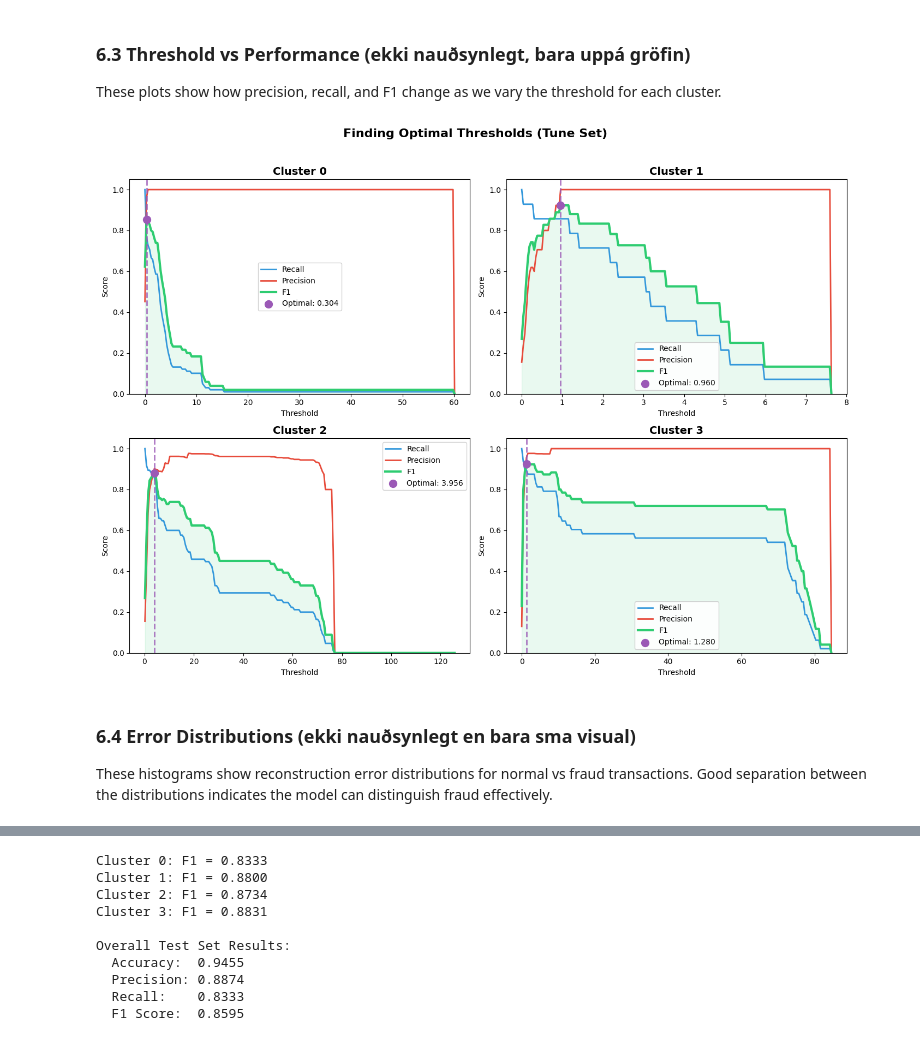
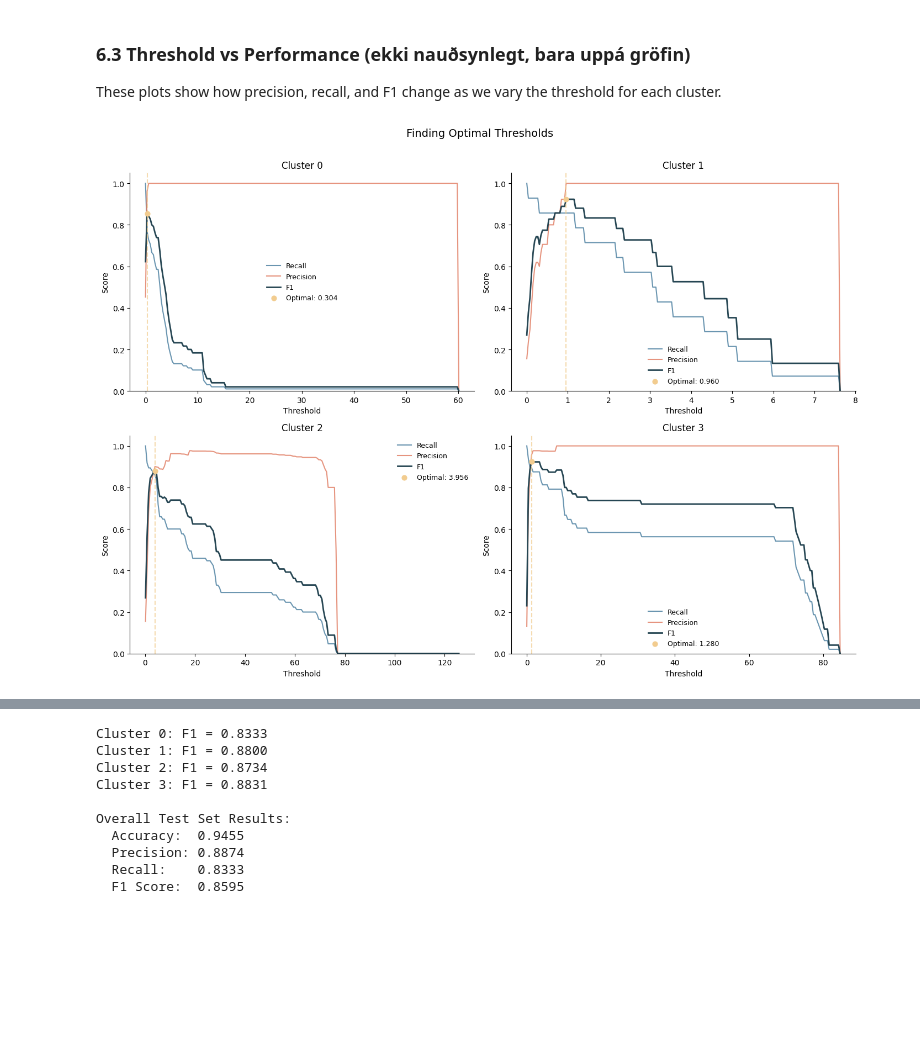
Before and after one commit to sunnakaradottir/data_science, a Jupyter notebook: notebooks/project.ipynb, the cells around one changed output, grey strips where cells are left out. Cells and saved outputs as stored; diff of their text form; code cells hidden in the pictures; blank space fills up the shorter version.

Commit message:
rm error dist and prettifying graph

```diff
--- a/notebooks/project.ipynb
+++ b/notebooks/project.ipynb
@@ -554,32 +554,30 @@ Cluster 3: threshold = 1.2800, F1 = 0.9247
 These plots show how precision, recall, and F1 change as we vary the threshold for each cluster.
 # %%
 fig, axes = plt.subplots(2, 2, figsize=(14, 10))
-colors = {'recall': '#3498db', 'precision': '#e74c3c', 'f1': '#2ecc71', 'optimal': '#9b59b6'}
+colors = {'recall': '#457b9d', 'precision': '#e07a5f', 'f1': '#264653', 'optimal': '#f2cc8f'}
 
 for cid, ax in enumerate(axes.flatten()):
     results_df = threshold_results[cid]
 
-    ax.plot(results_df['threshold'], results_df['recall'], label='Recall', color=colors['recall'], linewidth=2)
-    ax.plot(results_df['threshold'], results_df['precision'], label='Precision', color=colors['precision'], linewidth=2)
-    ax.plot(results_df['threshold'], results_df['f1'], label='F1', color=colors['f1'], linewidth=3)
+    ax.plot(results_df['threshold'], results_df['recall'], label='Recall', color=colors['recall'], linewidth=1.5, alpha=0.8)
+    ax.plot(results_df['threshold'], results_df['precision'], label='Precision', color=colors['precision'], linewidth=1.5, alpha=0.8)
+    ax.plot(results_df['threshold'], results_df['f1'], label='F1', color=colors['f1'], linewidth=2)
 
     best_thresh = optimal_thresholds[cid]
     best_f1 = results_df.loc[results_df['f1'].idxmax(), 'f1']
-    ax.axvline(best_thresh, color=colors['optimal'], linestyle='--', linewidth=2, alpha=0.8)
-    ax.scatter([best_thresh], [best_f1], color=colors['optimal'], s=100, zorder=5, label=f'Optimal: {best_thresh:.3f}')
+    ax.axvline(best_thresh, color=colors['optimal'], linestyle='--', linewidth=1.5, alpha=0.7)
+    ax.scatter([best_thresh], [best_f1], color=colors['optimal'], s=40, zorder=5, label=f'Optimal: {best_thresh:.3f}')
 
-    ax.set_title(f'Cluster {cid}', fontsize=14, fontweight='bold')
-    ax.set_xlabel('Threshold')
-    ax.set_ylabel('Score')
+    ax.set_title(f'Cluster {cid}', fontsize=12)
+    ax.set_xlabel('Threshold', fontsize=10)
+    ax.set_ylabel('Score', fontsize=10)
     ax.set_ylim([0, 1.05])
-    ax.legend(loc='best', framealpha=0.9)
-    ax.fill_between(results_df['threshold'], results_df['f1'], alpha=0.1, color=colors['f1'])
+    ax.legend(loc='best', frameon=False, fontsize=9)
+    ax.spines['top'].set_visible(False)
+    ax.spines['right'].set_visible(False)
 
-plt.suptitle('Finding Optimal Thresholds (Tune Set)', fontsize=16, fontweight='bold', y=1.02)
+plt.suptitle('Finding Optimal Thresholds', fontsize=14, y=1.01)
 plt.tight_layout()
 plt.show()
 # %% [output]
-[figure, old version]
+[figure, new version]
-# %% [markdown]
-### 6.4 Error Distributions (ekki nauðsynlegt en bara sma visual)
-These histograms show reconstruction error distributions for normal vs fraud transactions. Good separation between the distributions indicates the model can distinguish fraud effectively.
```
Also changed, not shown: parts of 4 cells of this notebook.
